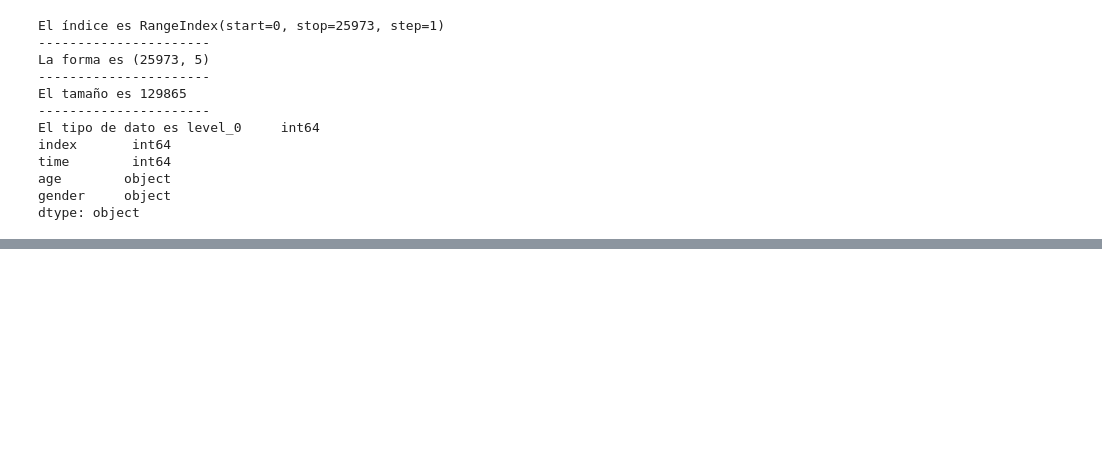
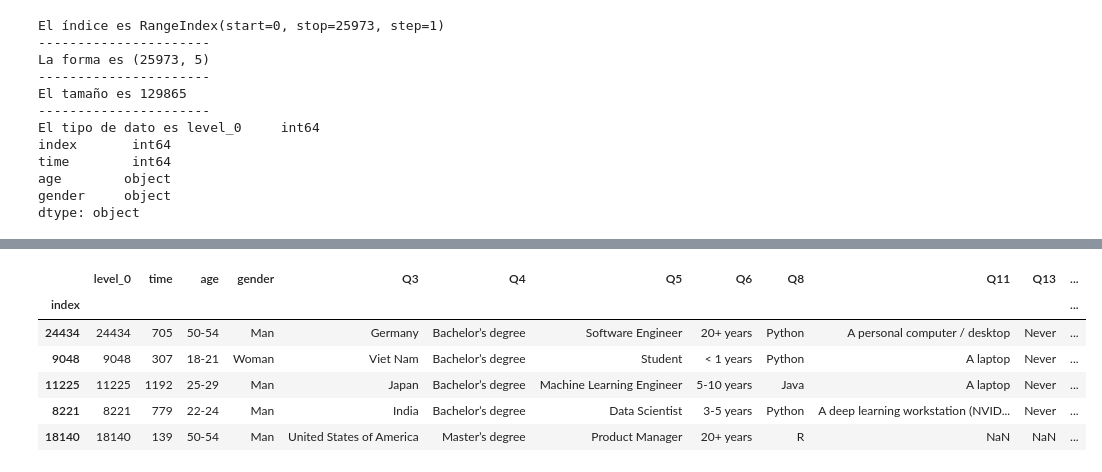
Before and after one commit to LourdesBoj/promoE_modulo2_proyecto_equipo3_AndreaIreneLourdesVictoria, a Jupyter notebook: Jupyter/Preguntas.ipynb, the cells around one changed output, grey strips where cells are left out. Drawn from its saved outputs; the diff is of its cells as text; code cells hidden in the pictures; blank space fills up the shorter version.

Commit message:
joins

```diff
--- a/Jupyter/Preguntas.ipynb
+++ b/Jupyter/Preguntas.ipynb
@@ -157,0 +162,16 @@ dtype: object
+# %%
+data_txt.set_index(["index"], inplace = True)
+# %%
+data_xml.set_index(["index"], inplace = True)
+# %%
+df_join = data_xml.join(data_txt, on ="index")
+# %%
+df_join.sample(5)
+# %% [output]
+|  | level_0 | time | age | gender | Q3 | Q4 | Q5 | Q6 | Q8 | Q11 | Q13 | ... |
+| index |  |  |  |  |  |  |  |  |  |  |  | ... |
+| 24434 | 24434 | 705 | 50-54 | Man | Germany | Bachelor’s degree | Software Engineer | 20+ years | Python | A personal computer / desktop | Never | ... |
+| 9048 | 9048 | 307 | 18-21 | Woman | Viet Nam | Bachelor’s degree | Student | < 1 years | Python | A laptop | Never | ... |
+| 11225 | 11225 | 1192 | 25-29 | Man | Japan | Bachelor’s degree | Machine Learning Engineer | 5-10 years | Java | A laptop | Never | ... |
+| 8221 | 8221 | 779 | 22-24 | Man | India | Bachelor’s degree | Data Scientist | 3-5 years | Python | A deep learning workstation (NVID... | Never | ... |
+| 18140 | 18140 | 139 | 50-54 | Man | United States of America | Master’s degree | Product Manager | 20+ years | R | NaN | NaN | ... |
```
Also changed, not shown: parts of 16 cells of this notebook.
